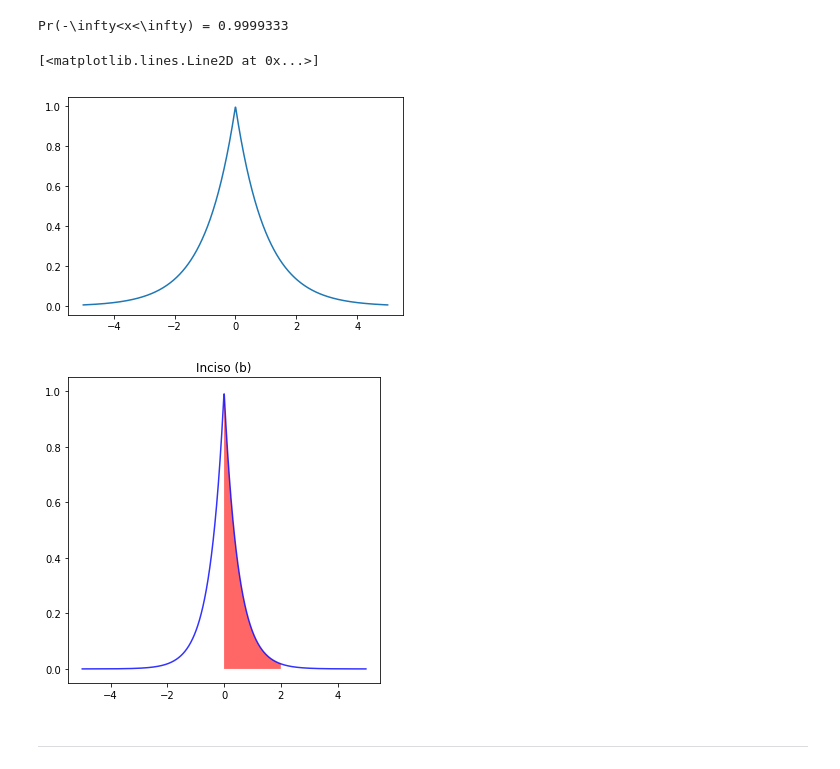
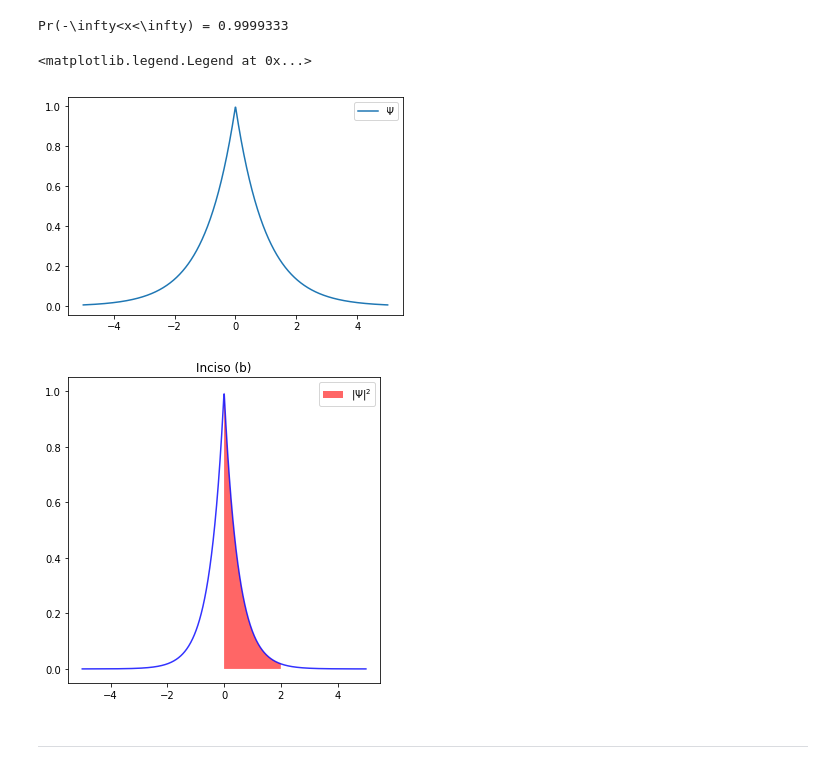
Before and after one commit to jebarriosvargas/QCI-2019-2, a Jupyter notebook: Ejercicios/Cap1_Ejercicio.ipynb, the cells around one changed output. Saved outputs shown, nothing was run; the diff lists cells and outputs as text; code cells hidden in the pictures.

Commit message:
Update Cap1_Ejercicios (labels)

```diff
--- a/Ejercicios/Cap1_Ejercicio.ipynb
+++ b/Ejercicios/Cap1_Ejercicio.ipynb
@@ -65,13 +65,14 @@ Pr(-\infty<x<\infty) = 0.9999333
 # %%
 # En términos gráficos
 xmin = -5; xmax = 5
 x    = linspace(xmin,xmax,1000)
 Ψ    = (1/sqrt(a))*exp(-abs(x)/a)
 
-plot(x,Ψ)
+plot(x,Ψ,label=r'Ψ')
+legend()
 # %% [output]
-[<matplotlib.lines.Line2D at 0x...>]
+<matplotlib.legend.Legend at 0x...>
-[figure, old version]
+[figure, new version]
 # %%
 fig,ax = plt.subplots(ncols=1,nrows=1,figsize=(5,5))
 
@@ -86,11 +87,12 @@ ax.plot(x,Ψ2,c='blue',alpha=0.8)
 x_a  = linspace(0.0,2.0)
 Ψ_a  = (1/sqrt(a))*exp(-abs(x_a)/a)
 Ψ2_a = Ψ_a*Ψ_a
-ax.fill_between(x_a,0,Ψ2_a,facecolor='red',alpha=0.6)
+ax.fill_between(x_a,0,Ψ2_a,facecolor='red',alpha=0.6,label=r'$|\Psi|^2$')
 
+ax.legend()
 fig.tight_layout()
 # %% [output]
-[figure, old version]
+[figure, new version]
 # %% [markdown]
 ---
 # %% [markdown]
```
